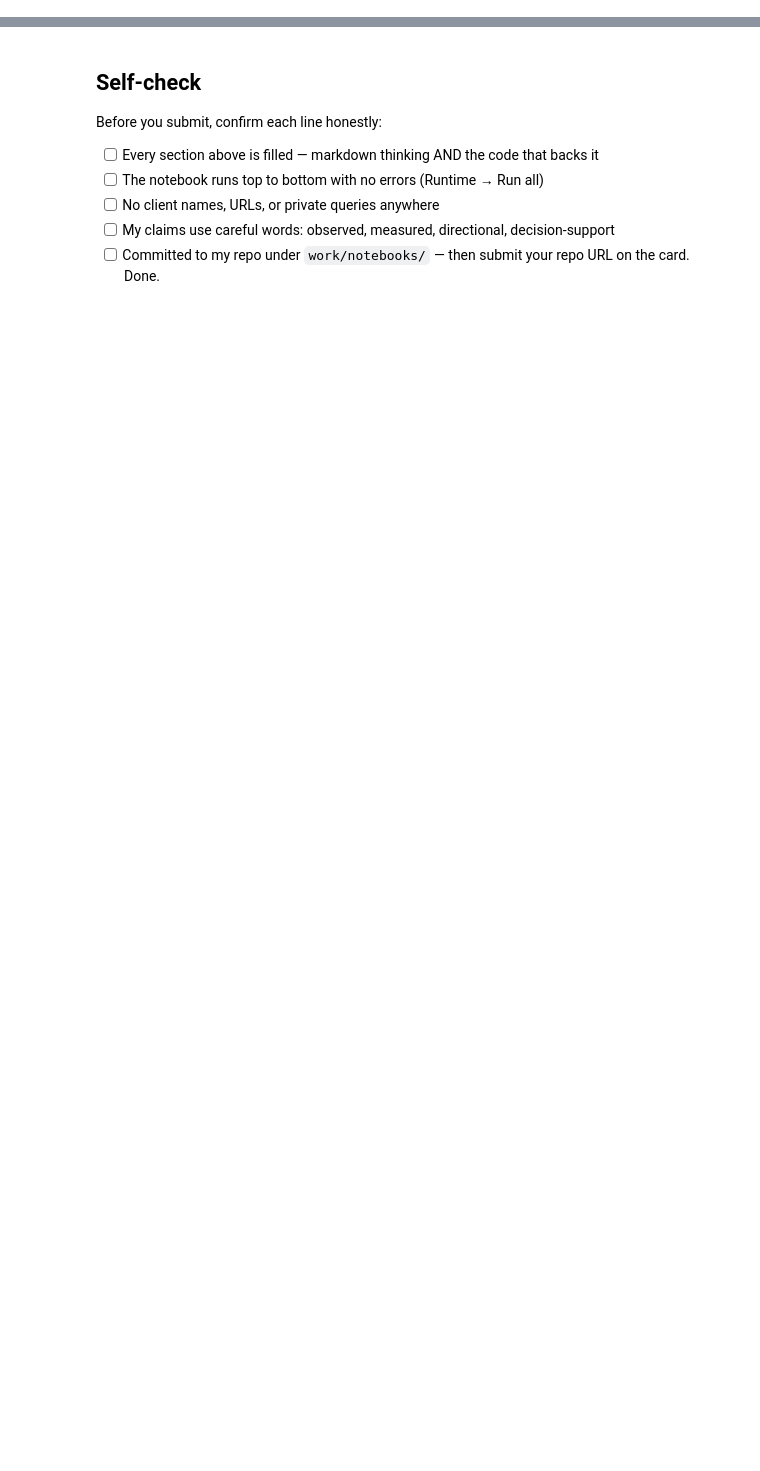
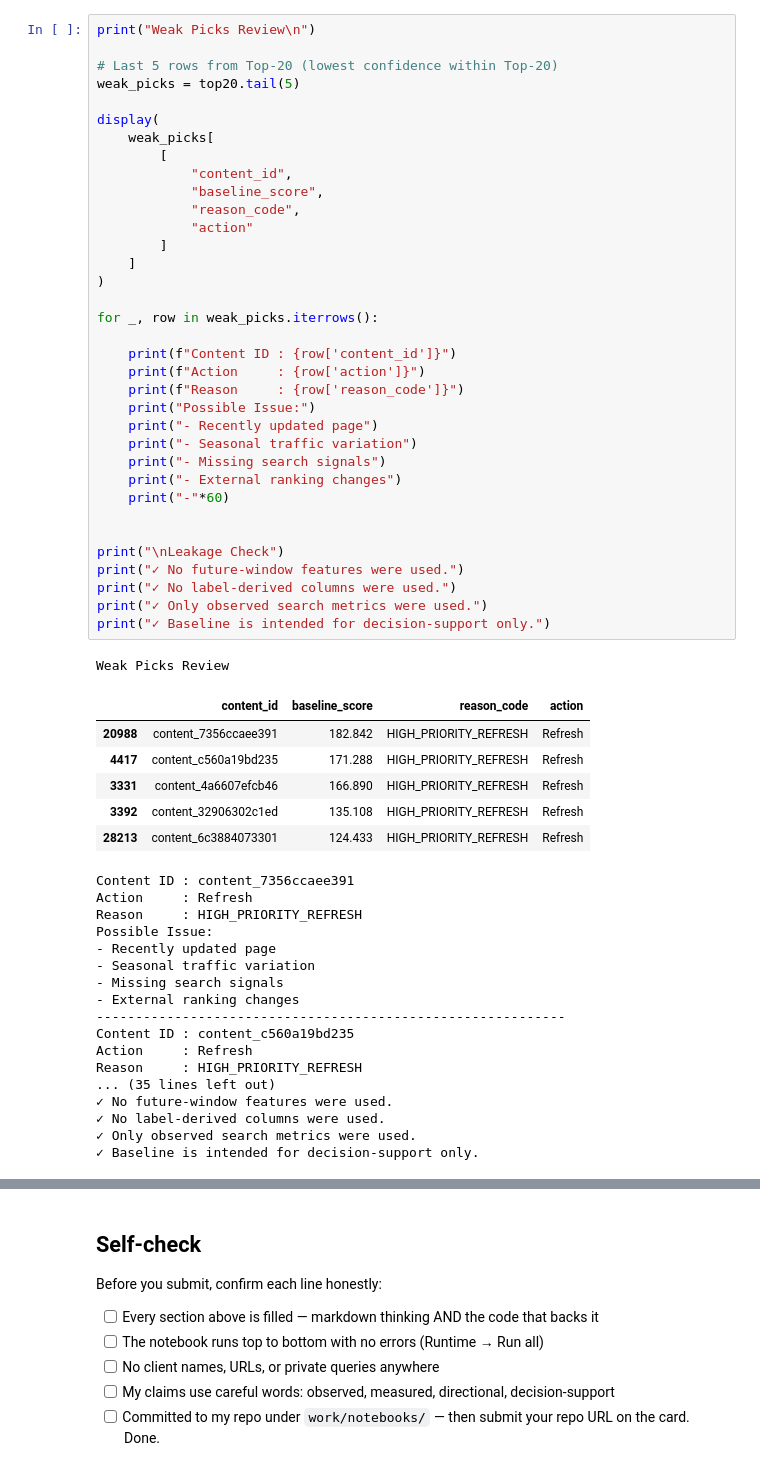
Before and after one commit to Rana4682/flyrank-ml-internship, a Jupyter notebook: work/notebooks/w05_model.ipynb, the cells around one changed output, grey strips where cells are left out. Drawn from its saved outputs; the diff is of its cells as text; blank space fills up the shorter version.

```diff
--- a/work/notebooks/w05_model.ipynb
+++ b/work/notebooks/w05_model.ipynb
@@ -36,0 +177,60 @@ This skeleton is yours to fill. Work the sections **in order** — each one has
+# %%
+print("Weak Picks Review\n")
+
+# Last 5 rows from Top-20 (lowest confidence within Top-20)
+weak_picks = top20.tail(5)
+
+display(
+    weak_picks[
+        [
+            "content_id",
+            "baseline_score",
+            "reason_code",
+            "action"
+        ]
+    ]
+)
+
+for _, row in weak_picks.iterrows():
+
+    print(f"Content ID : {row['content_id']}")
+    print(f"Action     : {row['action']}")
+    print(f"Reason     : {row['reason_code']}")
+    print("Possible Issue:")
+    print("- Recently updated page")
+    print("- Seasonal traffic variation")
+    print("- Missing search signals")
+    print("- External ranking changes")
+    print("-"*60)
+
+
+print("\nLeakage Check")
+print("✓ No future-window features were used.")
+print("✓ No label-derived columns were used.")
+print("✓ Only observed search metrics were used.")
+print("✓ Baseline is intended for decision-support only.")
+# %% [output]
+Weak Picks Review
+|  | content_id | baseline_score | reason_code | action |
+| 20988 | content_7356ccaee391 | 182.842 | HIGH_PRIORITY_REFRESH | Refresh |
+| 4417 | content_c560a19bd235 | 171.288 | HIGH_PRIORITY_REFRESH | Refresh |
+| 3331 | content_4a6607efcb46 | 166.890 | HIGH_PRIORITY_REFRESH | Refresh |
+| 3392 | content_32906302c1ed | 135.108 | HIGH_PRIORITY_REFRESH | Refresh |
+| 28213 | content_6c3884073301 | 124.433 | HIGH_PRIORITY_REFRESH | Refresh |
+Content ID : content_7356ccaee391
+Action     : Refresh
+Reason     : HIGH_PRIORITY_REFRESH
+Possible Issue:
+- Recently updated page
+- Seasonal traffic variation
+- Missing search signals
+- External ranking changes
+------------------------------------------------------------
+Content ID : content_c560a19bd235
+Action     : Refresh
+Reason     : HIGH_PRIORITY_REFRESH
+... (35 lines left out)
+✓ No future-window features were used.
+✓ No label-derived columns were used.
+✓ Only observed search metrics were used.
+✓ Baseline is intended for decision-support only.
```
Also changed, not shown: parts of 24 cells of this notebook.
